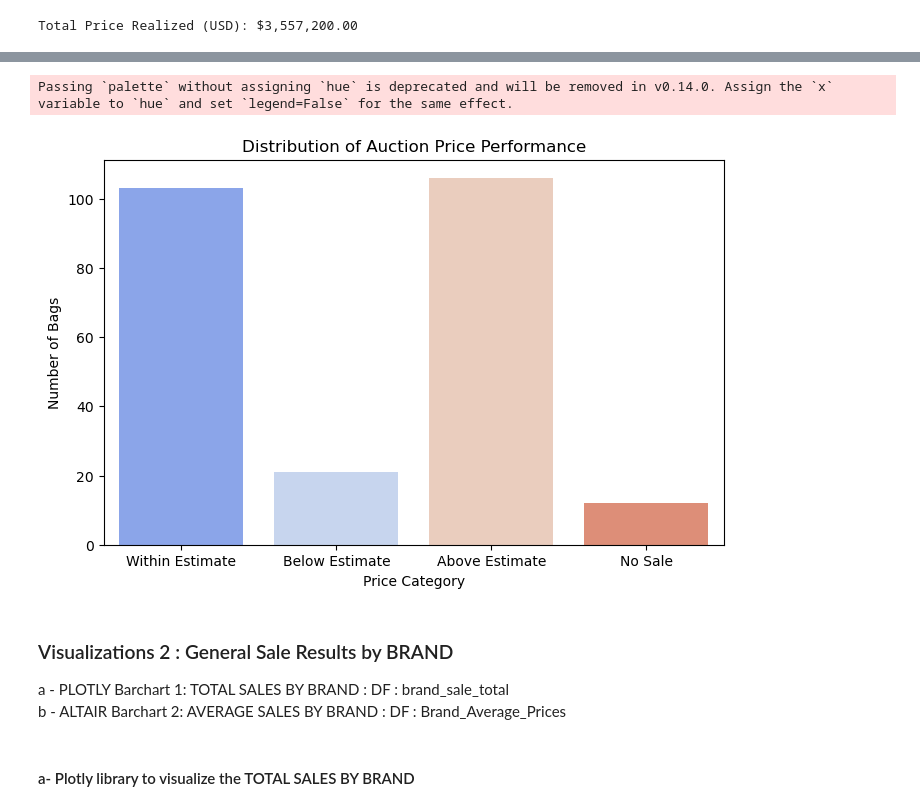
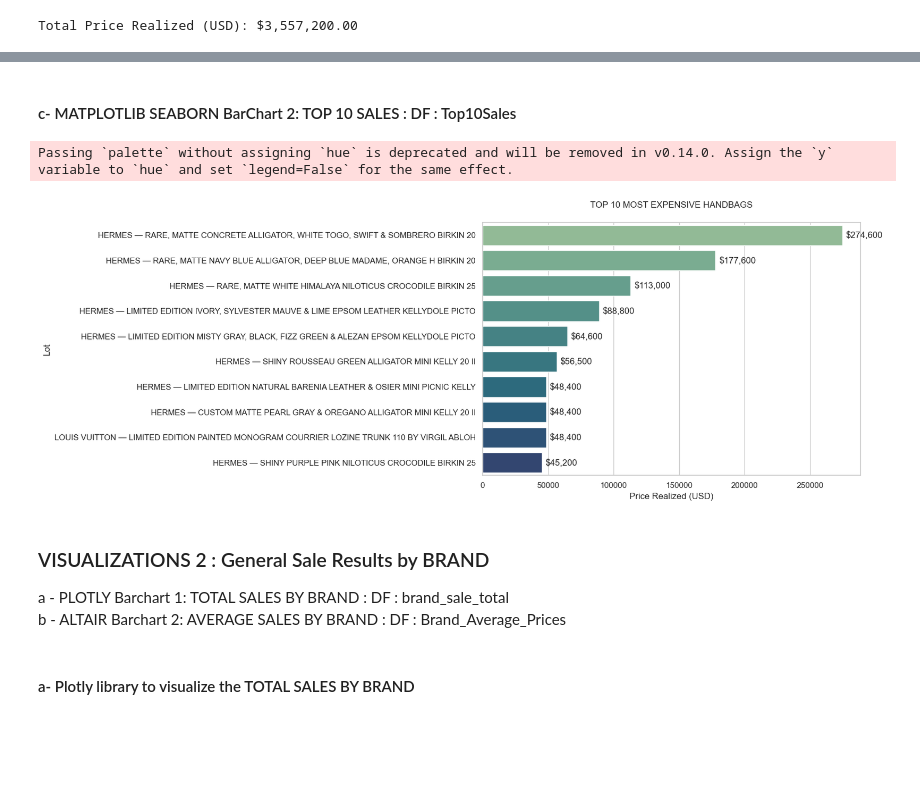
Before and after one commit to PatriciaDaher/Project3-Luxurybags, a Jupyter notebook: LuxuryBags.ipynb, the cells around one changed output, grey strips where cells are left out. Saved outputs shown, nothing was run; the diff lists cells and outputs as text; code cells hidden in the pictures; blank space fills up the shorter version.

```diff
--- a/LuxuryBags.ipynb
+++ b/LuxuryBags.ipynb
@@ -354,13 +367,2 @@ Passing `palette` without assigning `hue` is deprecated and will be removed in v
-# %%
-# PLOT THE BAR CHART
-# Using Plotly to plot the bar chart
-plt.figure(figsize=(8,5))
-sns.countplot(data=df, x='Price Category', palette='coolwarm')
-
-plt.title("Distribution of Auction Price Performance")
-plt.ylabel("Number of Bags")
-plt.xlabel("Price Category")
-plt.show()
-# %% [output]
-Passing `palette` without assigning `hue` is deprecated and will be removed in v0.14.0. Assign the `x` variable to `hue` and set `legend=False` for the same effect.
-[figure, removed]
+# %% [markdown]
+#### c- MATPLOTLIB SEABORN BarChart 2: TOP 10 SALES : DF : Top10Sales
@@ -367,5 +395,35 @@ Passing `palette` without assigning `hue` is deprecated and will be removed in v
+# %%
+# Create the BAr Chart Representing the Top 10 Sales
+#  Create the plot
+plt.figure(figsize=(16, 6))
+ax = sns.barplot(
+    data=top_10_sales,
+    y='Bag Label',
+    x='Price Realized (USD)',
+    palette='crest'
+)
+
+# Add dollar amounts at the end of each bar
+for p in ax.patches:
+    width = p.get_width()
+    ax.text(width + 0.01 * max(top_10_sales['Price Realized (USD)']),  # x-position (slightly right of bar)
+            p.get_y() + p.get_height() / 2,                             # y-position (middle of bar)
+            f'${width:,.0f}',                                           # Formatted text
+            ha='left', va='center', fontsize=12)
+
+# Customize the plot
+plt.title("TOP 10 MOST EXPENSIVE HANDBAGS", pad=20)
+plt.xlabel("Price Realized (USD)")
+plt.ylabel("Lot")
+plt.tight_layout()
+
+# Show the plot
+plt.show()
+# %% [output]
+Passing `palette` without assigning `hue` is deprecated and will be removed in v0.14.0. Assign the `y` variable to `hue` and set `legend=False` for the same effect.
+[figure, added]
 # %% [markdown]
-### Visualizations 2 : General Sale Results by BRAND
+### VISUALIZATIONS 2 : General Sale Results by BRAND
 a - PLOTLY Barchart 1: TOTAL SALES BY BRAND : DF : brand_sale_total \
 b - ALTAIR Barchart 2: AVERAGE SALES BY BRAND : DF : Brand_Average_Prices
 # %% [markdown]
```
Also changed, not shown: parts of 21 cells of this notebook, 1 other file.
